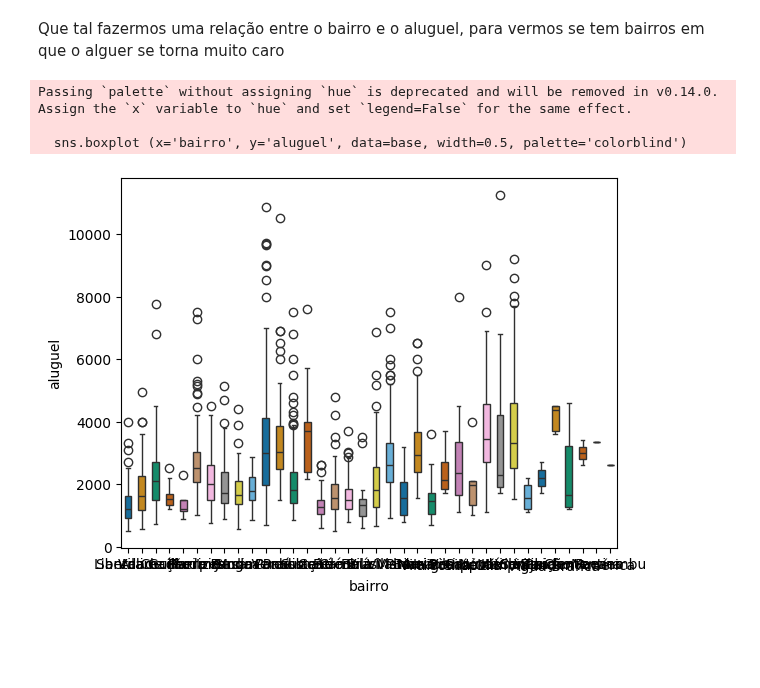
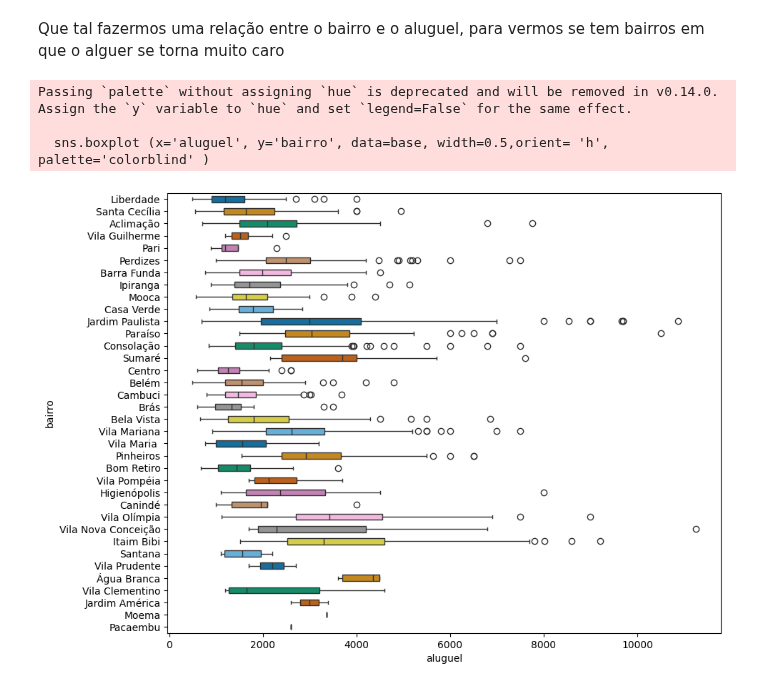
Before and after one commit to abilioepalanga/Market-Value-Predictor-Airbnb, a Jupyter notebook: main.ipynb, the cells around one changed output. Drawn from its saved outputs; the diff is of its cells as text; code cells hidden in the pictures; blank space fills up the shorter version.

Commit message:
visualizar num gráfico (plot.scatter) a relação entre as colunas aluguel e bairro

```diff
--- a/main.ipynb
+++ b/main.ipynb
@@ -964,10 +964,12 @@ Passing `palette` without assigning `hue` is deprecated and will be removed in v
 Que tal fazermos uma relação entre o bairro e o aluguel, para vermos se tem bairros em que o alguer se torna muito caro
 # %%
 #visualizar num gráfico (plot.scatter) a relação entre as colunas aluguel e bairro
-sns.boxplot (x='aluguel', y='bairro', data=base, width=0.5,orient= 'h', palette='colorblind')
+#Aumentar o tamanho da figura
+plt.figure(figsize=(10,8))
+sns.boxplot (x='aluguel', y='bairro', data=base, width=0.5,orient= 'h', palette='colorblind' )
 plt.show()
 # %% [output]
-Passing `palette` without assigning `hue` is deprecated and will be removed in v0.14.0. Assign the `x` variable to `hue` and set `legend=False` for the same effect.
+Passing `palette` without assigning `hue` is deprecated and will be removed in v0.14.0. Assign the `y` variable to `hue` and set `legend=False` for the same effect.
 
-  sns.boxplot (x='bairro', y='aluguel', data=base, width=0.5, palette='colorblind')
+  sns.boxplot (x='aluguel', y='bairro', data=base, width=0.5,orient= 'h', palette='colorblind' )
-[figure, old version]
+[figure, new version]
```
